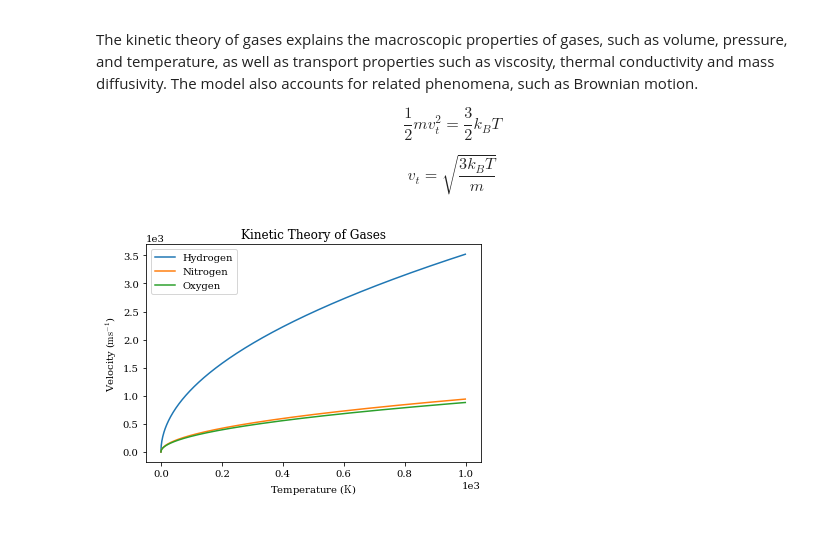
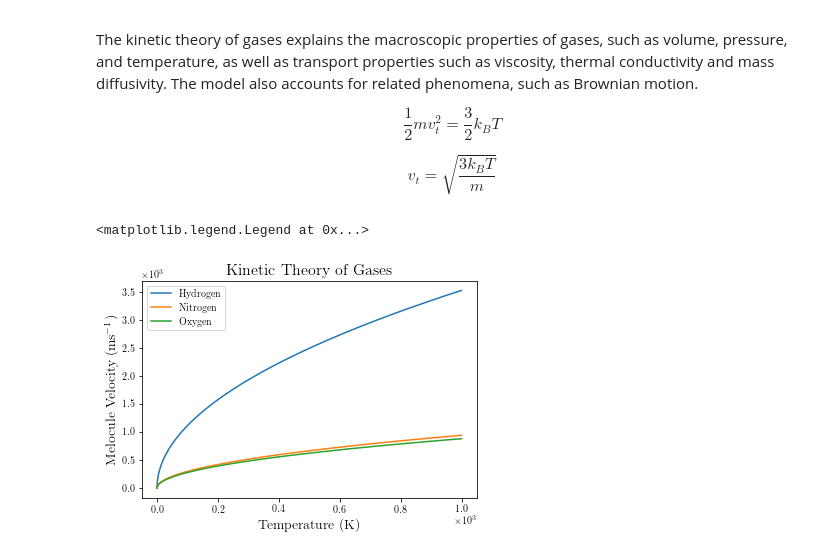
Before and after one commit to Photonico/Computational_Physics_Topics, a Jupyter notebook: Classical Statistical Mechanics/Thermodynamics.ipynb, the cells around one changed output. Saved outputs shown, nothing was run; the diff lists cells and outputs as text; code cells hidden in the pictures.

```diff
--- a/Classical Statistical Mechanics/Thermodynamics.ipynb
+++ b/Classical Statistical Mechanics/Thermodynamics.ipynb
@@ -15,22 +15,23 @@ $$v_t=\sqrt{\frac{3k_BT}{m}}$$
 # %%
 # Kinetic Theory of Gases
 
 import numpy as np
 T = np.arange(0,1000,1)
 k = 1.380649e-23
 m = np.matrix([2,28,32])*1.67e-27
 v = np.sqrt(3*k*T/m.T)
 
 import matplotlib; import matplotlib.pyplot as plt
-matplotlib.rcParams["mathtext.fontset"] = "cm"
-plt.rc("font", family="Serif")
+params = {"text.usetex":True, "font.family":"serif", "mathtext.fontset":"cm", "axes.titlesize": 16, "axes.labelsize":14}
+matplotlib.rcParams.update(params)
+
 plt.ticklabel_format(style="sci", scilimits=(0,0))
 plt.title("Kinetic Theory of Gases")
-plt.xlabel(r"Temperature ($\rm{K}$)"); plt.ylabel(r"Velocity ($\rm ms^{-1}$)")
+plt.xlabel(r"Temperature ($\rm{K}$)"); plt.ylabel(r"Melocule Velocity ($\rm{ms^{-1}}$)")
 plt.plot(T,np.array(v[0,:].T),label="Hydrogen")
 plt.plot(T,np.array(v[1,:].T),label="Nitrogen")
 plt.plot(T,np.array(v[2,:].T),label="Oxygen")
 plt.legend(loc="best")
-plt.show()
 # %% [output]
+<matplotlib.legend.Legend at 0x...>
-[figure, old version]
+[figure, new version]
```
